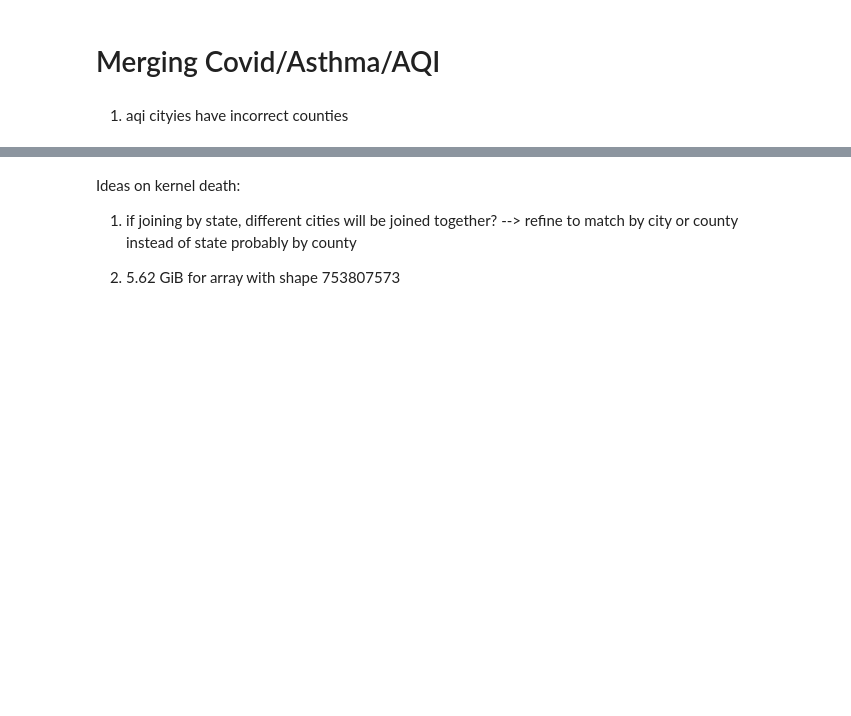
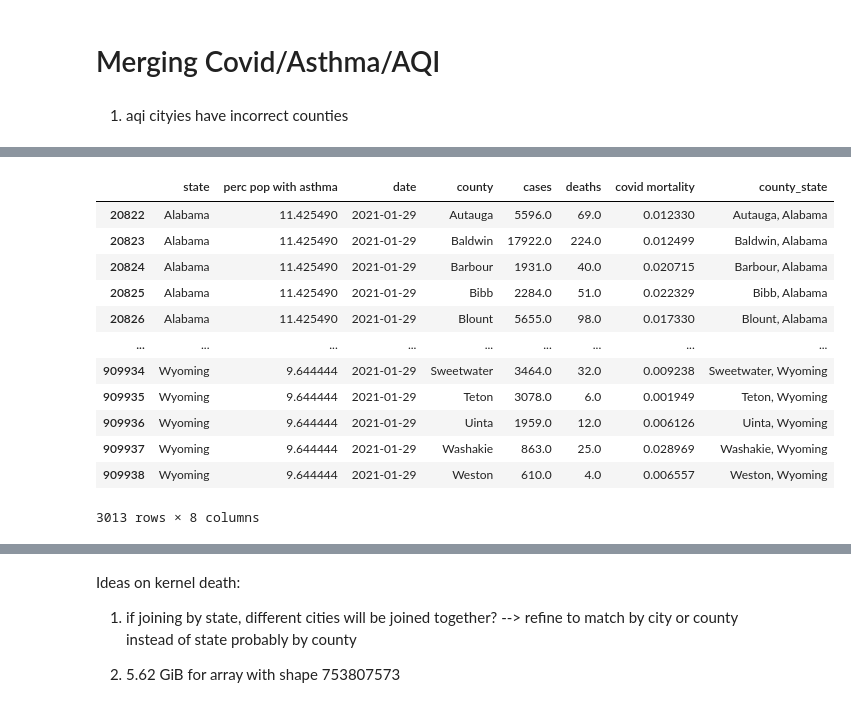
Before and after one commit to dcrago/Team50_Project, a Jupyter notebook: Team_50_Project_1_30_21.ipynb, the cells around one changed output, grey strips where cells are left out. Cells and saved outputs as stored; diff of their text form; code cells hidden in the pictures; blank space fills up the shorter version.

```diff
--- a/Team_50_Project_1_30_21.ipynb
+++ b/Team_50_Project_1_30_21.ipynb
@@ -383 +386,19 @@ us_cities
+# %%
+covid_asthma = covid_asthma[covid_asthma['date'] == '2021-01-29']
+covid_asthma['county_state'] = covid_asthma['county'] + ", " + covid_asthma['state']
+covid_asthma
+# %% [output]
+|  | state | perc pop with asthma | date | county | cases | deaths | covid mortality | county_state |
+| 20822 | Alabama | 11.425490 | 2021-01-29 | Autauga | 5596.0 | 69.0 | 0.012330 | Autauga, Alabama |
+| 20823 | Alabama | 11.425490 | 2021-01-29 | Baldwin | 17922.0 | 224.0 | 0.012499 | Baldwin, Alabama |
+| 20824 | Alabama | 11.425490 | 2021-01-29 | Barbour | 1931.0 | 40.0 | 0.020715 | Barbour, Alabama |
+| 20825 | Alabama | 11.425490 | 2021-01-29 | Bibb | 2284.0 | 51.0 | 0.022329 | Bibb, Alabama |
+| 20826 | Alabama | 11.425490 | 2021-01-29 | Blount | 5655.0 | 98.0 | 0.017330 | Blount, Alabama |
+| ... | ... | ... | ... | ... | ... | ... | ... | ... |
+| 909934 | Wyoming | 9.644444 | 2021-01-29 | Sweetwater | 3464.0 | 32.0 | 0.009238 | Sweetwater, Wyoming |
+| 909935 | Wyoming | 9.644444 | 2021-01-29 | Teton | 3078.0 | 6.0 | 0.001949 | Teton, Wyoming |
+| 909936 | Wyoming | 9.644444 | 2021-01-29 | Uinta | 1959.0 | 12.0 | 0.006126 | Uinta, Wyoming |
+| 909937 | Wyoming | 9.644444 | 2021-01-29 | Washakie | 863.0 | 25.0 | 0.028969 | Washakie, Wyoming |
+| 909938 | Wyoming | 9.644444 | 2021-01-29 | Weston | 610.0 | 4.0 | 0.006557 | Weston, Wyoming |
+3013 rows × 8 columns
 # %%
```
Also changed, not shown: parts of 20 cells of this notebook.
